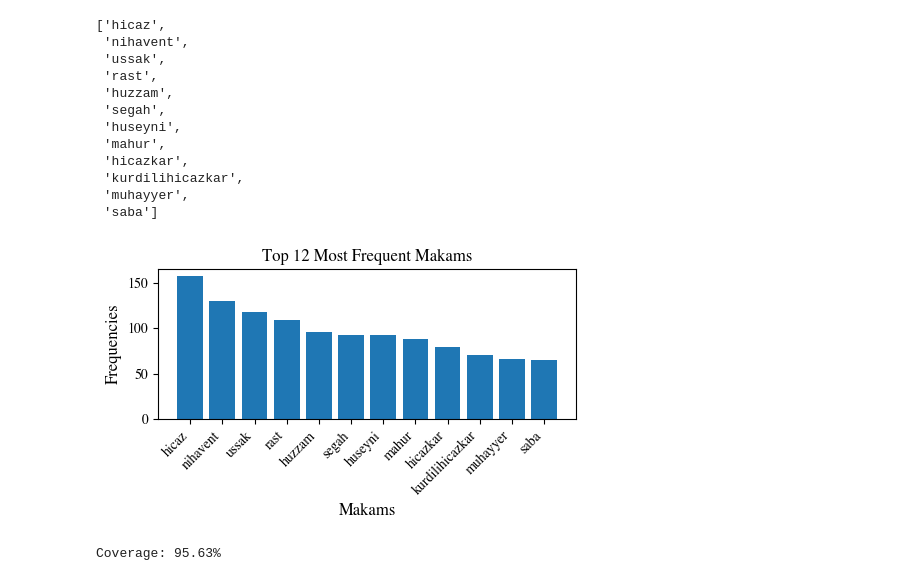
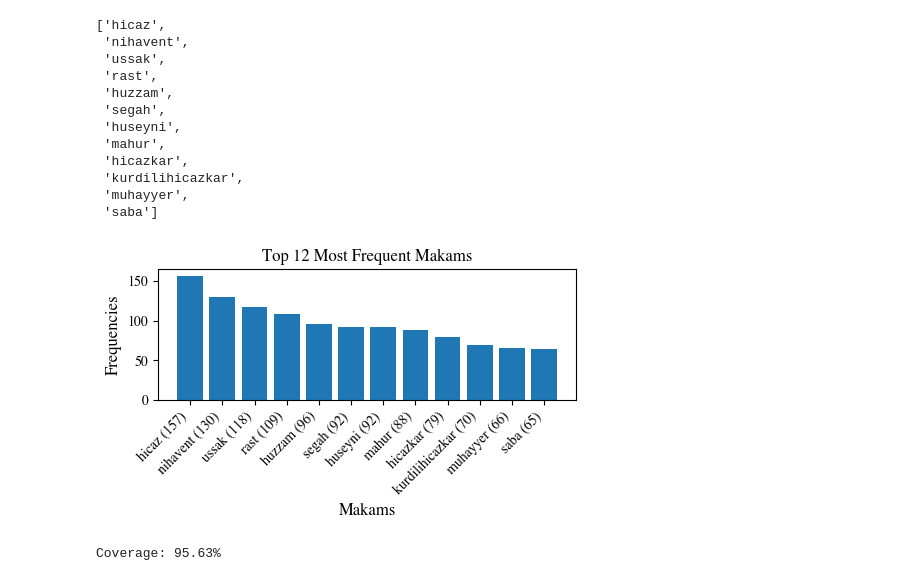
Before and after one commit to ihpar/tmm_rep_learn, a Jupyter notebook: txt_parser.ipynb, the cells around one changed output. Drawn from its saved outputs; the diff is of its cells as text; code cells hidden in the pictures.

```diff
--- a/txt_parser.ipynb
+++ b/txt_parser.ipynb
@@ -106,17 +106,17 @@ common_makam_names
  'saba']
 # %%
 plt.figure(figsize=(5, 3))
-plt.bar(common_makam_names, [len(fs) for _, fs in parsed_files.items()])
+plt.bar([f"{m} ({len(fs)})" for m, fs in parsed_files.items()], [len(fs) for _, fs in parsed_files.items()])
 plt.title("Top 12 Most Frequent Makams", fontname="Times", fontsize=12)
 plt.xlabel("Makams", fontname="Times", fontsize=12)
 plt.ylabel("Frequencies", fontname="Times", fontsize=12)
 plt.xticks(rotation=45, ha="right", fontname="Times", fontsize=10)
 plt.yticks(fontname="Times", fontsize=10)
 plt.tight_layout()
 plt.savefig("figs/makam_freq.pdf", bbox_inches="tight", pad_inches=0.05)
 plt.show()
 # %% [output]
-[figure, old version]
+[figure, new version]
 # %%
 common_durs = [d[0]
                for d in sorted(dur_counter.most_common(32), key=lambda x: x[0])]
```
Also changed, not shown: 1 other file.
